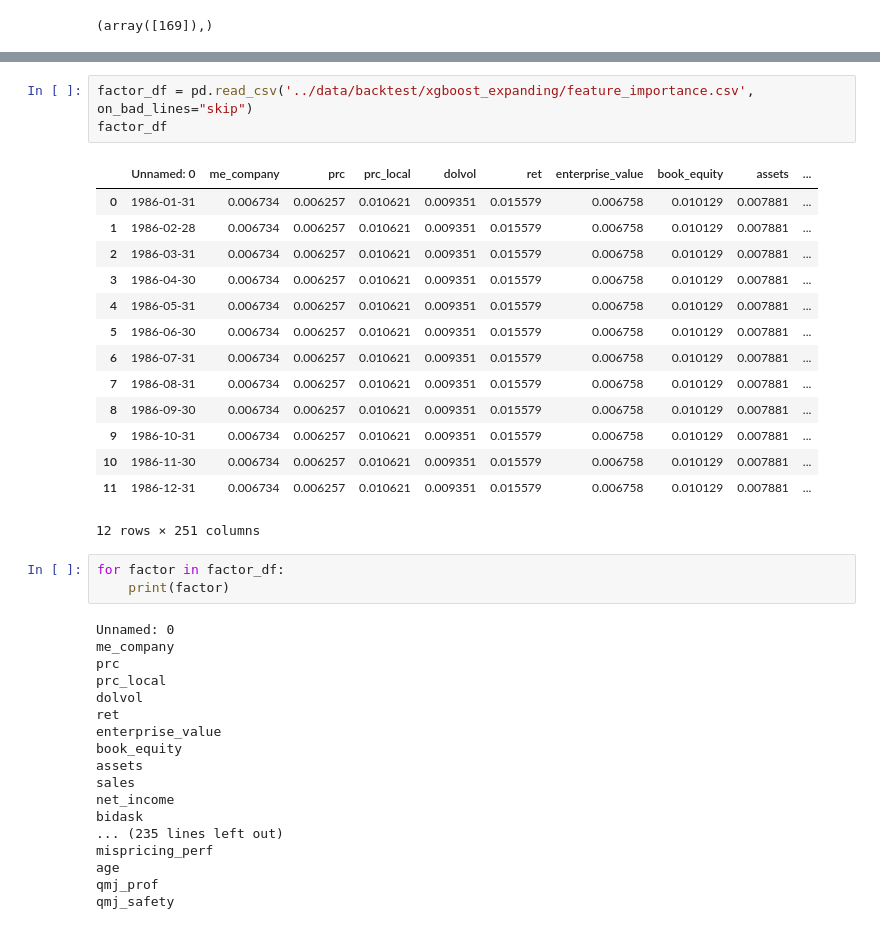
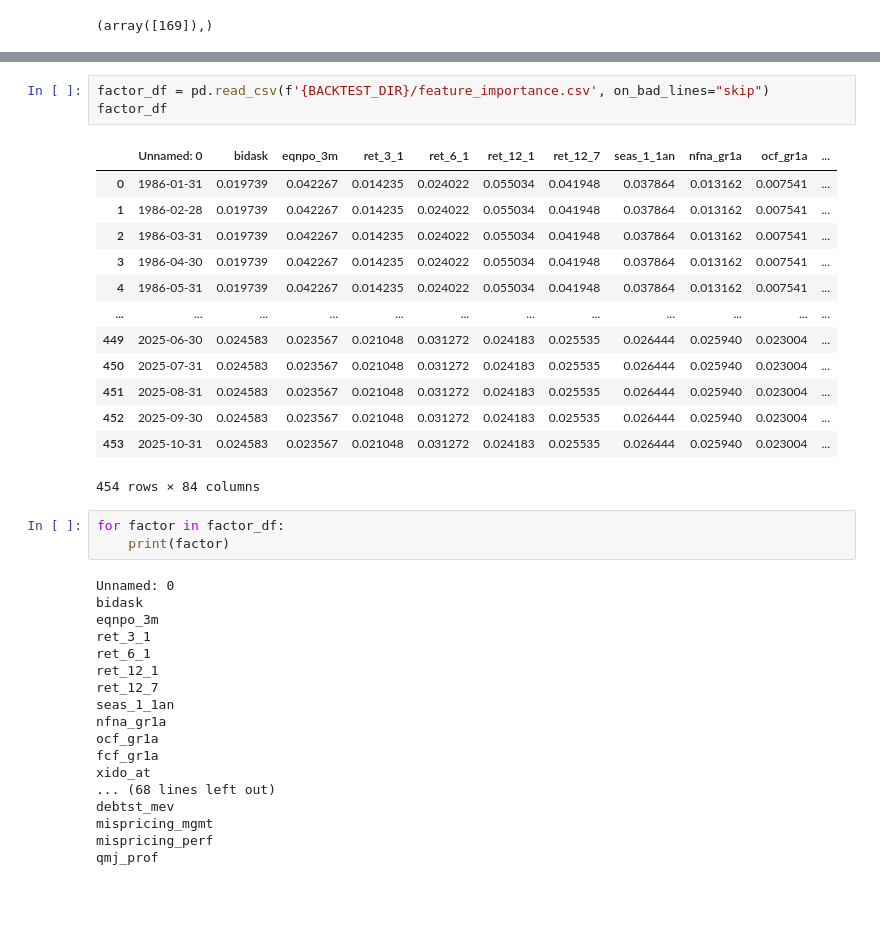
Before and after one commit to JohnnyTung123/MLII, a Jupyter notebook: code/researcher.ipynb, the cells around one changed output, grey strips where cells are left out. Saved outputs shown, nothing was run; the diff lists cells and outputs as text; blank space fills up the shorter version.

Commit message:
xg_boost_factor_screened.py

```diff
--- a/code/researcher.ipynb
+++ b/code/researcher.ipynb
@@ -105,39 +112,38 @@ plt.show()
 # %%
-factor_df = pd.read_csv('../data/backtest/xgboost_expanding/feature_importance.csv',  on_bad_lines="skip")
+factor_df = pd.read_csv(f'{BACKTEST_DIR}/feature_importance.csv', on_bad_lines="skip")
 factor_df
 # %% [output]
-|  | Unnamed: 0 | me_company | prc | prc_local | dolvol | ret | enterprise_value | book_equity | assets | ... |
-| 0 | 1986-01-31 | 0.006734 | 0.006257 | 0.010621 | 0.009351 | 0.015579 | 0.006758 | 0.010129 | 0.007881 | ... |
-| 1 | 1986-02-28 | 0.006734 | 0.006257 | 0.010621 | 0.009351 | 0.015579 | 0.006758 | 0.010129 | 0.007881 | ... |
-| 2 | 1986-03-31 | 0.006734 | 0.006257 | 0.010621 | 0.009351 | 0.015579 | 0.006758 | 0.010129 | 0.007881 | ... |
-| 3 | 1986-04-30 | 0.006734 | 0.006257 | 0.010621 | 0.009351 | 0.015579 | 0.006758 | 0.010129 | 0.007881 | ... |
-| 4 | 1986-05-31 | 0.006734 | 0.006257 | 0.010621 | 0.009351 | 0.015579 | 0.006758 | 0.010129 | 0.007881 | ... |
-| 5 | 1986-06-30 | 0.006734 | 0.006257 | 0.010621 | 0.009351 | 0.015579 | 0.006758 | 0.010129 | 0.007881 | ... |
-| 6 | 1986-07-31 | 0.006734 | 0.006257 | 0.010621 | 0.009351 | 0.015579 | 0.006758 | 0.010129 | 0.007881 | ... |
-| 7 | 1986-08-31 | 0.006734 | 0.006257 | 0.010621 | 0.009351 | 0.015579 | 0.006758 | 0.010129 | 0.007881 | ... |
-| 8 | 1986-09-30 | 0.006734 | 0.006257 | 0.010621 | 0.009351 | 0.015579 | 0.006758 | 0.010129 | 0.007881 | ... |
-| 9 | 1986-10-31 | 0.006734 | 0.006257 | 0.010621 | 0.009351 | 0.015579 | 0.006758 | 0.010129 | 0.007881 | ... |
-| 10 | 1986-11-30 | 0.006734 | 0.006257 | 0.010621 | 0.009351 | 0.015579 | 0.006758 | 0.010129 | 0.007881 | ... |
-| 11 | 1986-12-31 | 0.006734 | 0.006257 | 0.010621 | 0.009351 | 0.015579 | 0.006758 | 0.010129 | 0.007881 | ... |
+|  | Unnamed: 0 | bidask | eqnpo_3m | ret_3_1 | ret_6_1 | ret_12_1 | ret_12_7 | seas_1_1an | nfna_gr1a | ocf_gr1a | ... |
+| 0 | 1986-01-31 | 0.019739 | 0.042267 | 0.014235 | 0.024022 | 0.055034 | 0.041948 | 0.037864 | 0.013162 | 0.007541 | ... |
+| 1 | 1986-02-28 | 0.019739 | 0.042267 | 0.014235 | 0.024022 | 0.055034 | 0.041948 | 0.037864 | 0.013162 | 0.007541 | ... |
+| 2 | 1986-03-31 | 0.019739 | 0.042267 | 0.014235 | 0.024022 | 0.055034 | 0.041948 | 0.037864 | 0.013162 | 0.007541 | ... |
+| 3 | 1986-04-30 | 0.019739 | 0.042267 | 0.014235 | 0.024022 | 0.055034 | 0.041948 | 0.037864 | 0.013162 | 0.007541 | ... |
+| 4 | 1986-05-31 | 0.019739 | 0.042267 | 0.014235 | 0.024022 | 0.055034 | 0.041948 | 0.037864 | 0.013162 | 0.007541 | ... |
+| ... | ... | ... | ... | ... | ... | ... | ... | ... | ... | ... | ... |
+| 449 | 2025-06-30 | 0.024583 | 0.023567 | 0.021048 | 0.031272 | 0.024183 | 0.025535 | 0.026444 | 0.025940 | 0.023004 | ... |
+| 450 | 2025-07-31 | 0.024583 | 0.023567 | 0.021048 | 0.031272 | 0.024183 | 0.025535 | 0.026444 | 0.025940 | 0.023004 | ... |
+| 451 | 2025-08-31 | 0.024583 | 0.023567 | 0.021048 | 0.031272 | 0.024183 | 0.025535 | 0.026444 | 0.025940 | 0.023004 | ... |
+| 452 | 2025-09-30 | 0.024583 | 0.023567 | 0.021048 | 0.031272 | 0.024183 | 0.025535 | 0.026444 | 0.025940 | 0.023004 | ... |
+| 453 | 2025-10-31 | 0.024583 | 0.023567 | 0.021048 | 0.031272 | 0.024183 | 0.025535 | 0.026444 | 0.025940 | 0.023004 | ... |
-12 rows × 251 columns
+454 rows × 84 columns
 # %%
 for factor in factor_df:
     print(factor)
 # %% [output]
 Unnamed: 0
-me_company
-prc
-prc_local
-dolvol
-ret
-enterprise_value
-book_equity
-assets
-sales
-net_income
 bidask
-... (235 lines left out)
+eqnpo_3m
+ret_3_1
+ret_6_1
+ret_12_1
+ret_12_7
+seas_1_1an
+nfna_gr1a
+ocf_gr1a
+fcf_gr1a
+xido_at
+... (68 lines left out)
+debtst_mev
+mispricing_mgmt
 mispricing_perf
-age
 qmj_prof
-qmj_safety
```
Also changed, not shown: parts of 5 cells of this notebook, 8 other files.
